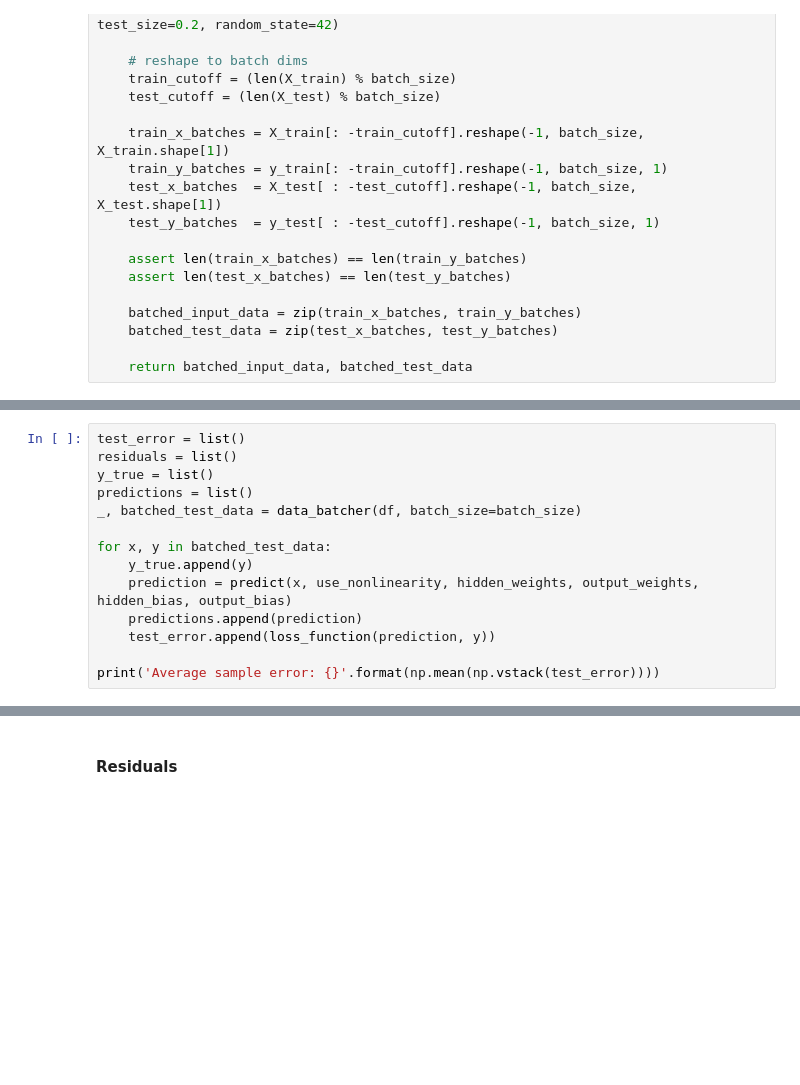
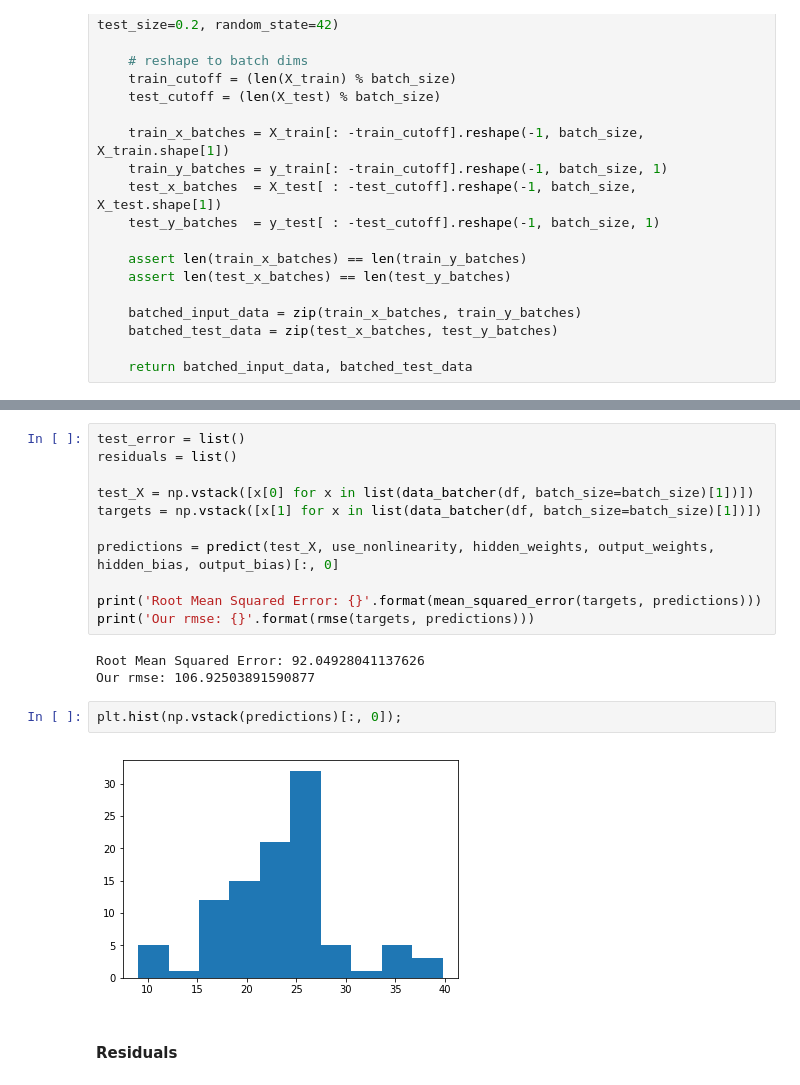
Before and after one commit to zendesk/intelligent-machines, a Jupyter notebook: 2_simple_neural_network/simple_neural_network.ipynb, the cells around one changed output, grey strips where cells are left out. Drawn from its saved outputs; the diff is of its cells as text; blank space fills up the shorter version.

```diff
--- a/2_simple_neural_network/simple_neural_network.ipynb
+++ b/2_simple_neural_network/simple_neural_network.ipynb
@@ -363,14 +360,0 @@ plt.xlim((0, 50))
-# %%
-test_error = list()
-residuals = list()
-y_true = list()
-predictions = list()
-_, batched_test_data = data_batcher(df, batch_size=batch_size)
-
-for x, y in batched_test_data:
-    y_true.append(y)
-    prediction = predict(x, use_nonlinearity, hidden_weights, output_weights, hidden_bias, output_bias)
-    predictions.append(prediction)
-    test_error.append(loss_function(prediction, y))
-
-print('Average sample error: {}'.format(np.mean(np.vstack(test_error))))
@@ -379,3 +371,21 @@ Average sample error: 1149.7248513700279
+# %%
+test_error = list()
+residuals = list()
+
+test_X = np.vstack([x[0] for x in list(data_batcher(df, batch_size=batch_size)[1])])
+targets = np.vstack([x[1] for x in list(data_batcher(df, batch_size=batch_size)[1])])
+
+predictions = predict(test_X, use_nonlinearity, hidden_weights, output_weights, hidden_bias, output_bias)[:, 0]
+
+print('Root Mean Squared Error: {}'.format(mean_squared_error(targets, predictions)))
+print('Our rmse: {}'.format(rmse(targets, predictions)))
+# %% [output]
+Root Mean Squared Error: 92.04928041137626
+Our rmse: 106.92503891590877
+# %%
+plt.hist(np.vstack(predictions)[:, 0]);
+# %% [output]
+[figure, added]
 # %% [markdown]
 #### Residuals
 # %%
```
Also changed, not shown: parts of 17 cells of this notebook, 1 other file.
